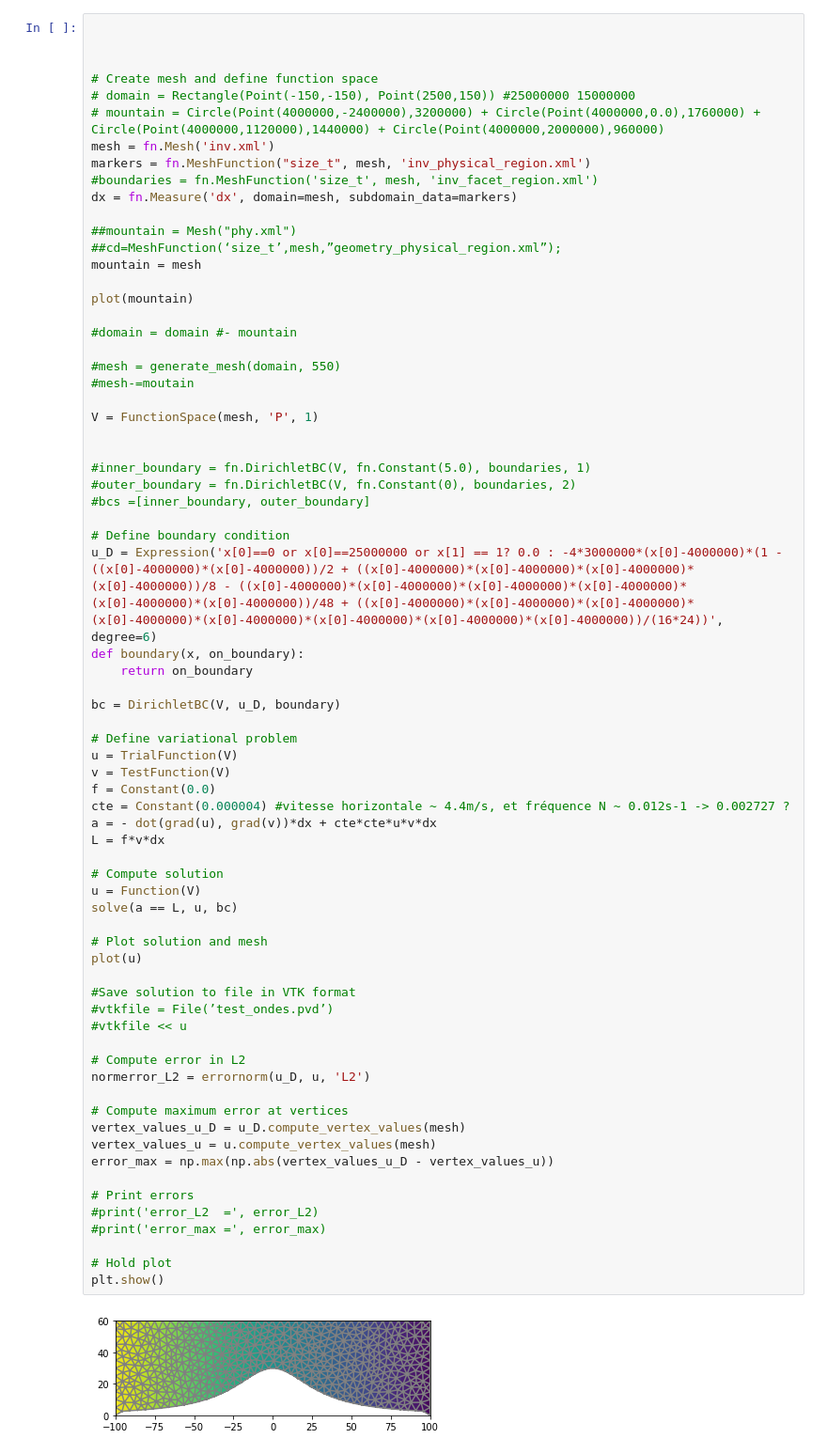
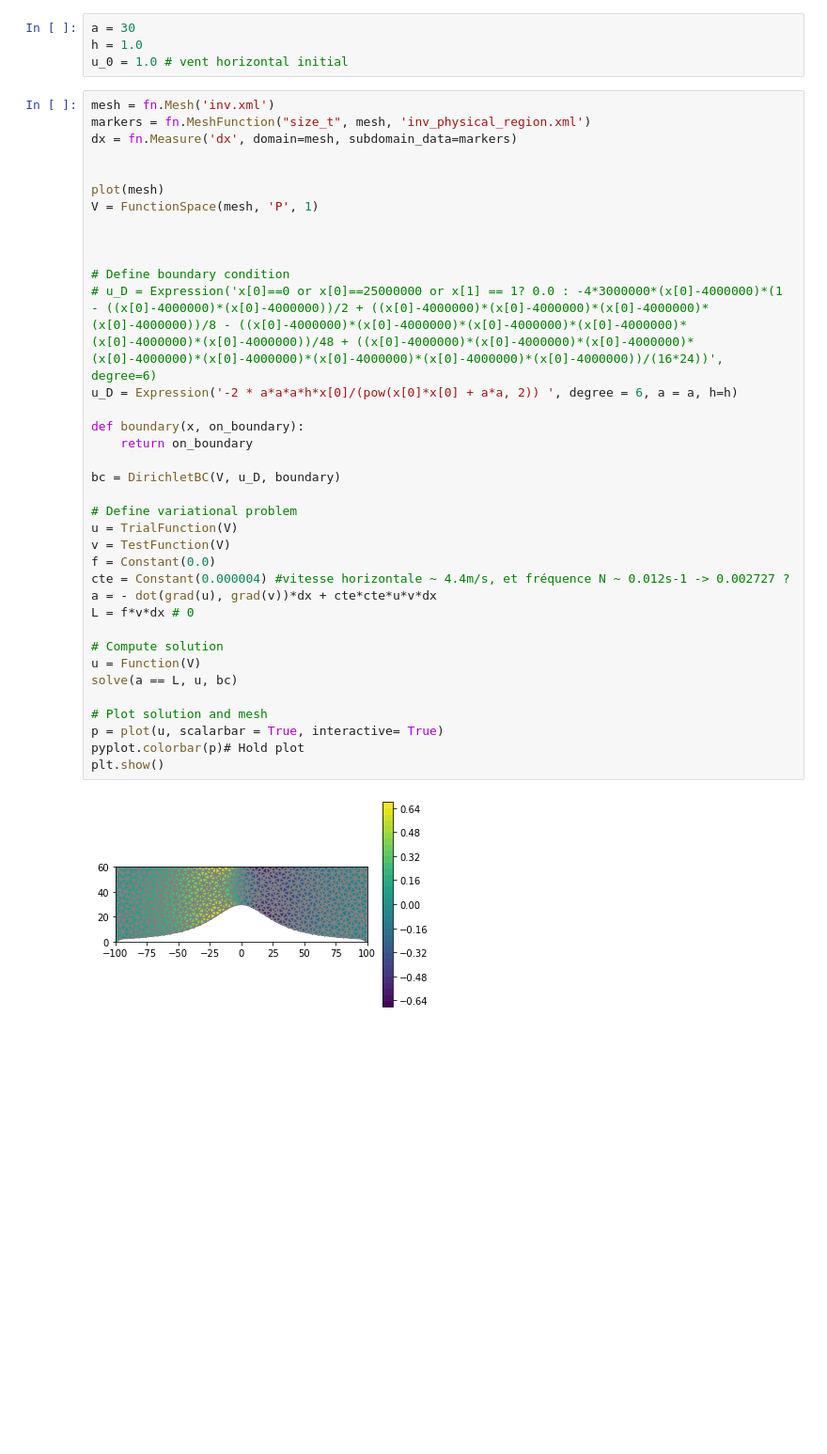
Before and after one commit to spineki/fenics_scorer, a Jupyter notebook: fichier_clemence.ipynb, the cells around one changed output. Shown: that part at 94% size. Cells and saved outputs as stored; diff of their text form; blank space fills up the shorter version.

Commit message:
conditions aux bords définies

```diff
--- a/fichier_clemence.ipynb
+++ b/fichier_clemence.ipynb
@@ -7,72 +10,42 @@ import dolfin as fn
+# %%
+a = 30
+h = 1.0
+u_0 = 1.0 # vent horizontal initial
 # %%
+mesh = fn.Mesh('inv.xml')
+markers = fn.MeshFunction("size_t", mesh, 'inv_physical_region.xml')
+dx = fn.Measure('dx', domain=mesh, subdomain_data=markers)
+
+
+plot(mesh)
+V = FunctionSpace(mesh, 'P', 1)
 
 
 
-# Create mesh and define function space
-# domain = Rectangle(Point(-150,-150), Point(2500,150)) #25000000 15000000
-# mountain = Circle(Point(4000000,-2400000),3200000) + Circle(Point(4000000,0.0),1760000) + Circle(Point(4000000,1120000),1440000) + Circle(Point(4000000,2000000),960000)
-mesh = fn.Mesh('inv.xml')
-markers = fn.MeshFunction("size_t", mesh, 'inv_physical_region.xml')
-#boundaries = fn.MeshFunction('size_t', mesh, 'inv_facet_region.xml')
-dx = fn.Measure('dx', domain=mesh, subdomain_data=markers)
+# Define boundary condition
+# u_D = Expression('x[0]==0 or x[0]==25000000 or x[1] == 1? 0.0 : -4*3000000*(x[0]-4000000)*(1 - ((x[0]-4000000)*(x[0]-4000000))/2 + ((x[0]-4000000)*(x[0]-4000000)*(x[0]-4000000)*(x[0]-4000000))/8 - ((x[0]-4000000)*(x[0]-4000000)*(x[0]-4000000)*(x[0]-4000000)*(x[0]-4000000)*(x[0]-4000000))/48 + ((x[0]-4000000)*(x[0]-4000000)*(x[0]-4000000)*(x[0]-4000000)*(x[0]-4000000)*(x[0]-4000000)*(x[0]-4000000)*(x[0]-4000000))/(16*24))', degree=6)
+u_D = Expression('-2 * a*a*a*h*x[0]/(pow(x[0]*x[0] + a*a, 2)) ', degree = 6, a = a, h=h)
 
-##mountain = Mesh("phy.xml")
-##cd=MeshFunction(‘size_t’,mesh,”geometry_physical_region.xml”);
-mountain = mesh
-
-plot(mountain)
-
-#domain = domain #- mountain
-
-#mesh = generate_mesh(domain, 550)
-#mesh-=moutain
-
-V = FunctionSpace(mesh, 'P', 1)
-
-
-#inner_boundary = fn.DirichletBC(V, fn.Constant(5.0), boundaries, 1)
-#outer_boundary = fn.DirichletBC(V, fn.Constant(0), boundaries, 2)
-#bcs =[inner_boundary, outer_boundary]
-
-# Define boundary condition
-u_D = Expression('x[0]==0 or x[0]==25000000 or x[1] == 1? 0.0 : -4*3000000*(x[0]-4000000)*(1 - ((x[0]-4000000)*(x[0]-4000000))/2 + ((x[0]-4000000)*(x[0]-4000000)*(x[0]-4000000)*(x[0]-4000000))/8 - ((x[0]-4000000)*(x[0]-4000000)*(x[0]-4000000)*(x[0]-4000000)*(x[0]-4000000)*(x[0]-4000000))/48 + ((x[0]-4000000)*(x[0]-4000000)*(x[0]-4000000)*(x[0]-4000000)*(x[0]-4000000)*(x[0]-4000000)*(x[0]-4000000)*(x[0]-4000000))/(16*24))', degree=6)
 def boundary(x, on_boundary):
     return on_boundary
 
 bc = DirichletBC(V, u_D, boundary)
 
 # Define variational problem
 u = TrialFunction(V)
 v = TestFunction(V)
 f = Constant(0.0)
 cte = Constant(0.000004) #vitesse horizontale ~ 4.4m/s, et fréquence N ~ 0.012s-1 -> 0.002727 ?
 a = - dot(grad(u), grad(v))*dx + cte*cte*u*v*dx
-L = f*v*dx
+L = f*v*dx # 0
 
 # Compute solution
 u = Function(V)
 solve(a == L, u, bc)
 
 # Plot solution and mesh
-plot(u)
-
-#Save solution to file in VTK format
-#vtkfile = File(’test_ondes.pvd’)
-#vtkfile << u
-
-# Compute error in L2
-normerror_L2 = errornorm(u_D, u, 'L2')
-
-# Compute maximum error at vertices
-vertex_values_u_D = u_D.compute_vertex_values(mesh)
-vertex_values_u = u.compute_vertex_values(mesh)
-error_max = np.max(np.abs(vertex_values_u_D - vertex_values_u))
-
-# Print errors
-#print('error_L2  =', error_L2)
-#print('error_max =', error_max)
-
-# Hold plot
+p = plot(u, scalarbar = True, interactive= True)
+pyplot.colorbar(p)# Hold plot
 plt.show()
 # %% [output]
-[figure, old version]
+[figure, new version]
```
Also changed, not shown: parts of 2 cells of this notebook.
